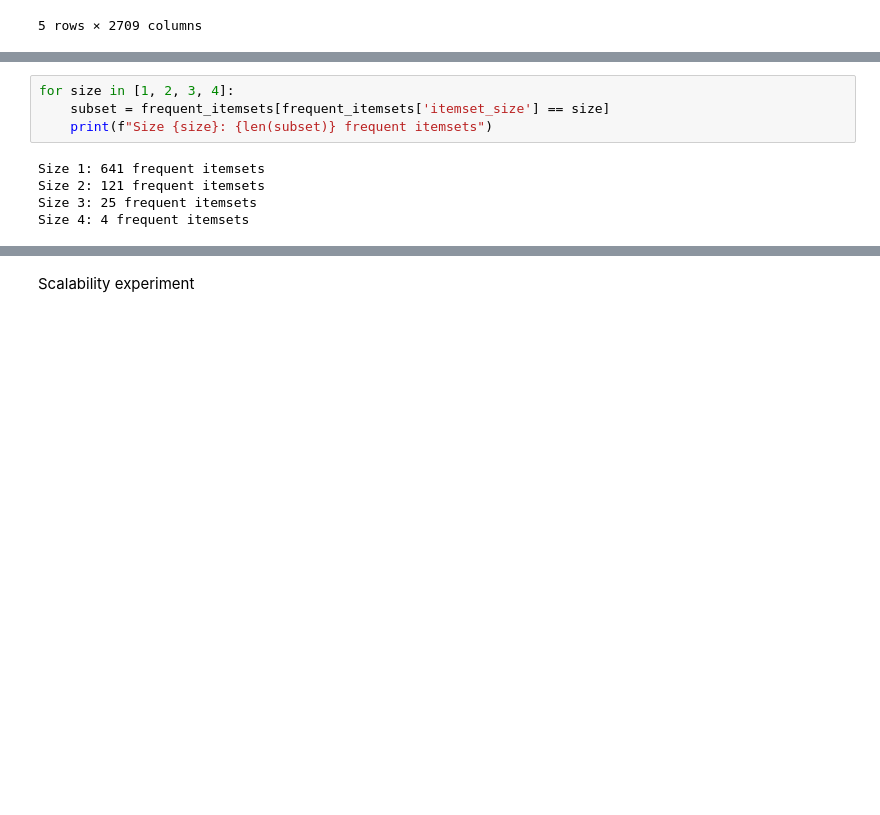
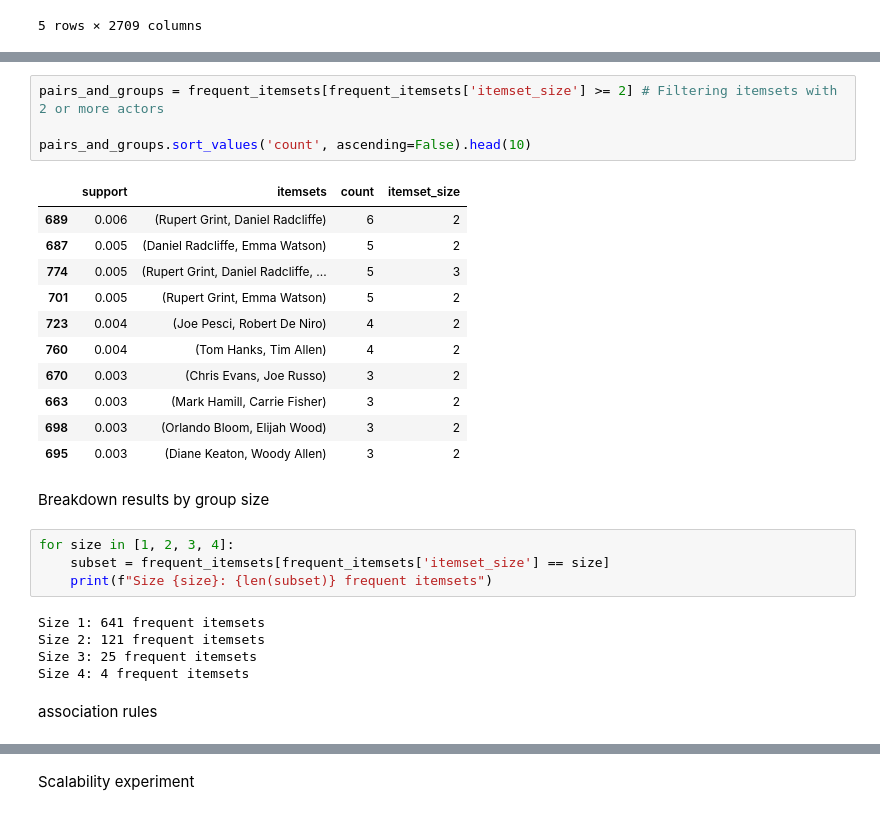
Before and after one commit to anastasiiafokina/market-basket-analysis, a Jupyter notebook: market_basket_analysis.ipynb, the cells around one changed output, grey strips where cells are left out. Cells and saved outputs as stored; diff of their text form; blank space fills up the shorter version.

```diff
--- a/market_basket_analysis.ipynb
+++ b/market_basket_analysis.ipynb
@@ -175,6 +187,24 @@ Found 791 frequent itemsets
 | 245 | 0.007 | (Ian McKellen) | 7 | 1 |
 | 587 | 0.007 | (Tom Cruise) | 7 | 1 |
 | 258 | 0.007 | (Jake Gyllenhaal) | 7 | 1 |
+# %%
+pairs_and_groups = frequent_itemsets[frequent_itemsets['itemset_size'] >= 2] # Filtering itemsets with 2 or more actors
+
+pairs_and_groups.sort_values('count', ascending=False).head(10)
+# %% [output]
+|  | support | itemsets | count | itemset_size |
+| 689 | 0.006 | (Rupert Grint, Daniel Radcliffe) | 6 | 2 |
+| 687 | 0.005 | (Daniel Radcliffe, Emma Watson) | 5 | 2 |
+| 774 | 0.005 | (Rupert Grint, Daniel Radcliffe, ... | 5 | 3 |
+| 701 | 0.005 | (Rupert Grint, Emma Watson) | 5 | 2 |
+| 723 | 0.004 | (Joe Pesci, Robert De Niro) | 4 | 2 |
+| 760 | 0.004 | (Tom Hanks, Tim Allen) | 4 | 2 |
+| 670 | 0.003 | (Chris Evans, Joe Russo) | 3 | 2 |
+| 663 | 0.003 | (Mark Hamill, Carrie Fisher) | 3 | 2 |
+| 698 | 0.003 | (Orlando Bloom, Elijah Wood) | 3 | 2 |
+| 695 | 0.003 | (Diane Keaton, Woody Allen) | 3 | 2 |
+# %% [markdown]
+Breakdown results by group size
 # %%
 for size in [1, 2, 3, 4]:
     subset = frequent_itemsets[frequent_itemsets['itemset_size'] == size]
@@ -184,6 +214,8 @@ Size 1: 641 frequent itemsets
 Size 2: 121 frequent itemsets
 Size 3: 25 frequent itemsets
 Size 4: 4 frequent itemsets
+# %% [markdown]
+association rules
 # %%
 from mlxtend.frequent_patterns import association_rules
 
```
Also changed, not shown: parts of 22 cells of this notebook.
